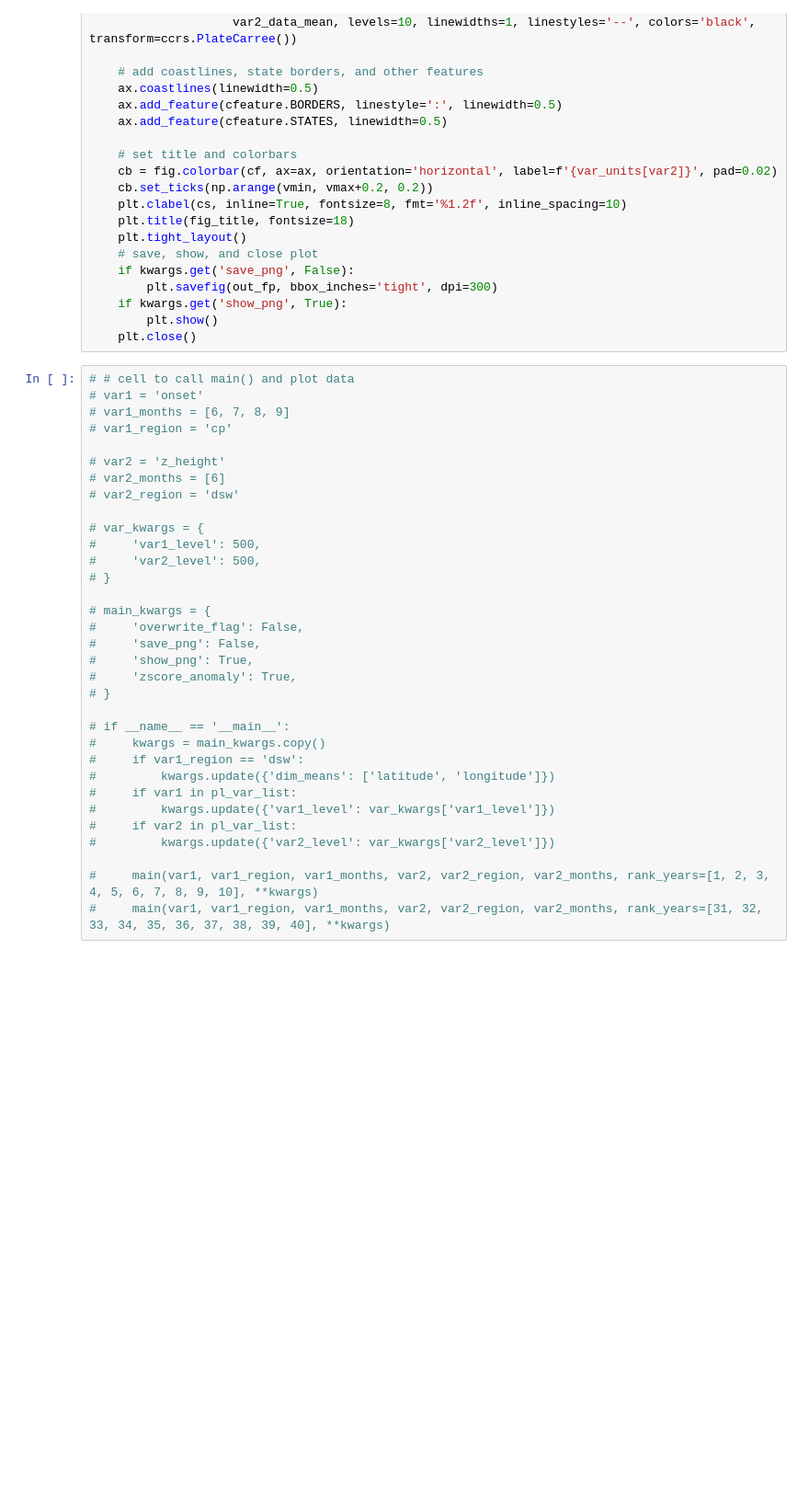
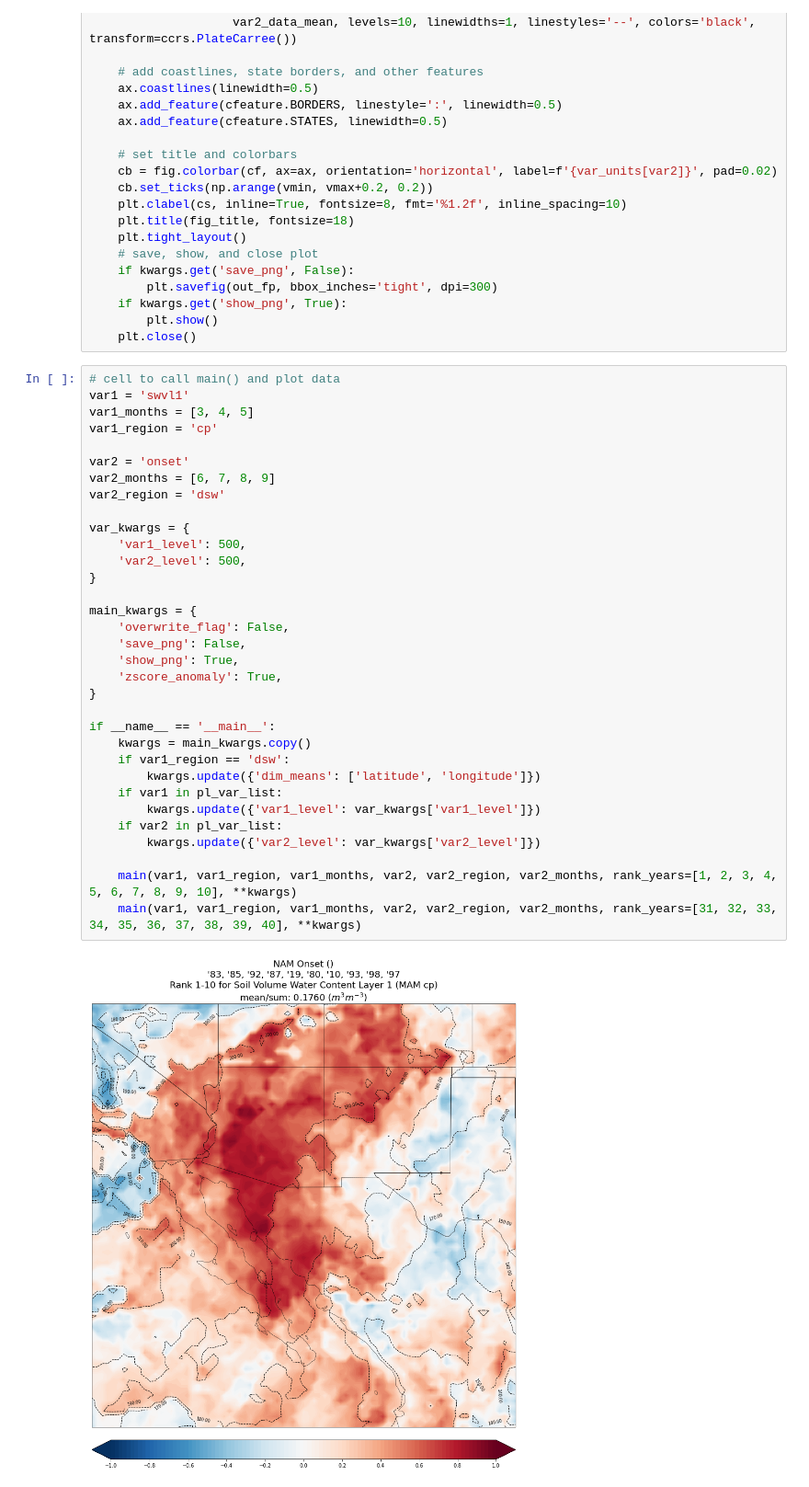
Before and after one commit to zac-cleveland/NAM_soil-moisture, a Jupyter notebook: ERA5_analysis/scripts/plotting/max_min_years.ipynb, the cells around one changed output. Shown at 92% size. Saved outputs shown, nothing was run; the diff lists cells and outputs as text; blank space fills up the shorter version.

```diff
--- a/ERA5_analysis/scripts/plotting/max_min_years.ipynb
+++ b/ERA5_analysis/scripts/plotting/max_min_years.ipynb
@@ -275,35 +275,37 @@ def plot_max_min_data(var2, var2_data_mean, var2_data_anomaly_mean, vmin, vmax,
         plt.show()
     plt.close()
 # %%
-# # cell to call main() and plot data
-# var1 = 'onset'
-# var1_months = [6, 7, 8, 9]
-# var1_region = 'cp'
+# cell to call main() and plot data
+var1 = 'swvl1'
+var1_months = [3, 4, 5]
+var1_region = 'cp'
 
-# var2 = 'z_height'
-# var2_months = [6]
-# var2_region = 'dsw'
+var2 = 'onset'
+var2_months = [6, 7, 8, 9]
+var2_region = 'dsw'
 
-# var_kwargs = {
-#     'var1_level': 500,
-#     'var2_level': 500,
-# }
+var_kwargs = {
+    'var1_level': 500,
+    'var2_level': 500,
+}
 
-# main_kwargs = {
-#     'overwrite_flag': False,
-#     'save_png': False,
-#     'show_png': True,
-#     'zscore_anomaly': True,
-# }
+main_kwargs = {
+    'overwrite_flag': False,
+    'save_png': False,
+    'show_png': True,
+    'zscore_anomaly': True,
+}
 
-# if __name__ == '__main__':
-#     kwargs = main_kwargs.copy()
-#     if var1_region == 'dsw':
-#         kwargs.update({'dim_means': ['latitude', 'longitude']})
-#     if var1 in pl_var_list:
-#         kwargs.update({'var1_level': var_kwargs['var1_level']})
-#     if var2 in pl_var_list:
-#         kwargs.update({'var2_level': var_kwargs['var2_level']})
+if __name__ == '__main__':
+    kwargs = main_kwargs.copy()
+    if var1_region == 'dsw':
+        kwargs.update({'dim_means': ['latitude', 'longitude']})
+    if var1 in pl_var_list:
+        kwargs.update({'var1_level': var_kwargs['var1_level']})
+    if var2 in pl_var_list:
+        kwargs.update({'var2_level': var_kwargs['var2_level']})
 
-#     main(var1, var1_region, var1_months, var2, var2_region, var2_months, rank_years=[1, 2, 3, 4, 5, 6, 7, 8, 9, 10], **kwargs)
-#     main(var1, var1_region, var1_months, var2, var2_region, var2_months, rank_years=[31, 32, 33, 34, 35, 36, 37, 38, 39, 40], **kwargs)
+    main(var1, var1_region, var1_months, var2, var2_region, var2_months, rank_years=[1, 2, 3, 4, 5, 6, 7, 8, 9, 10], **kwargs)
+    main(var1, var1_region, var1_months, var2, var2_region, var2_months, rank_years=[31, 32, 33, 34, 35, 36, 37, 38, 39, 40], **kwargs)
+# %% [output]
+[figure, added]
```
Also changed, not shown: parts of 1 cell of this notebook, 7 other files.
